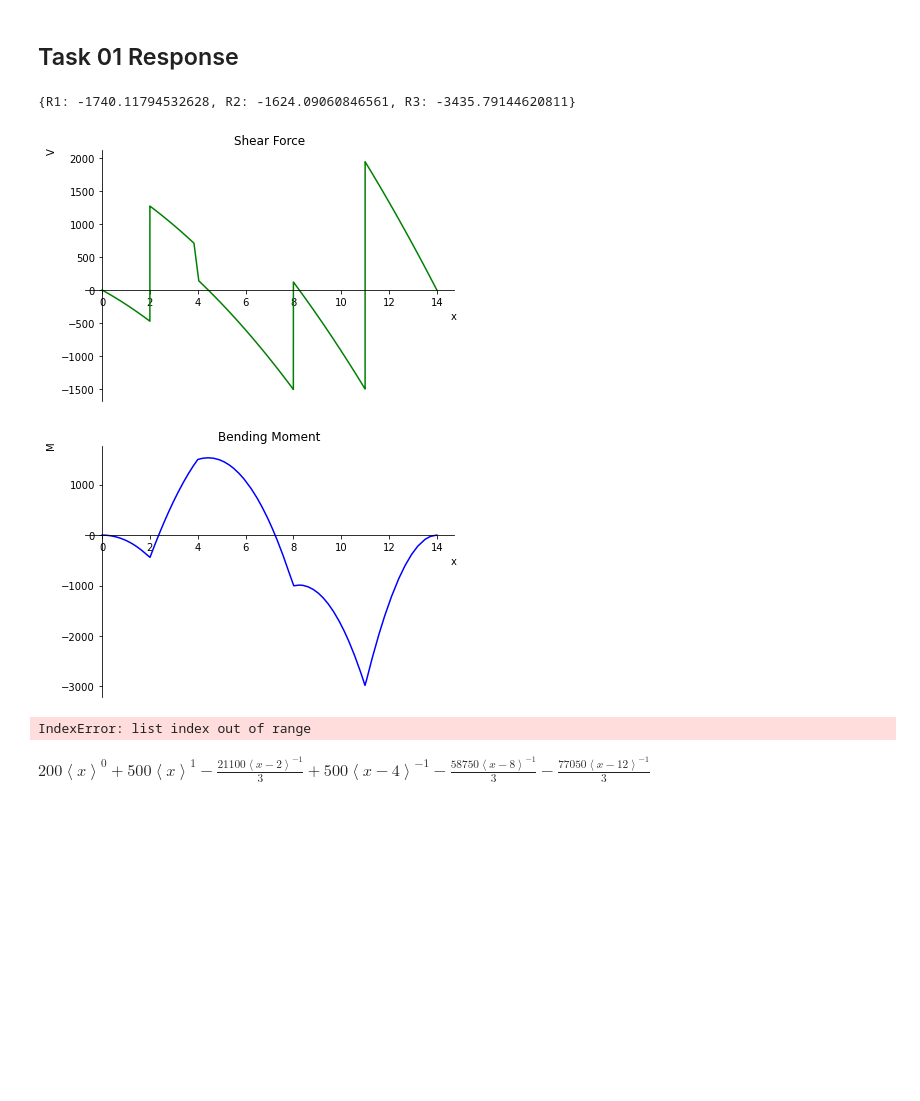
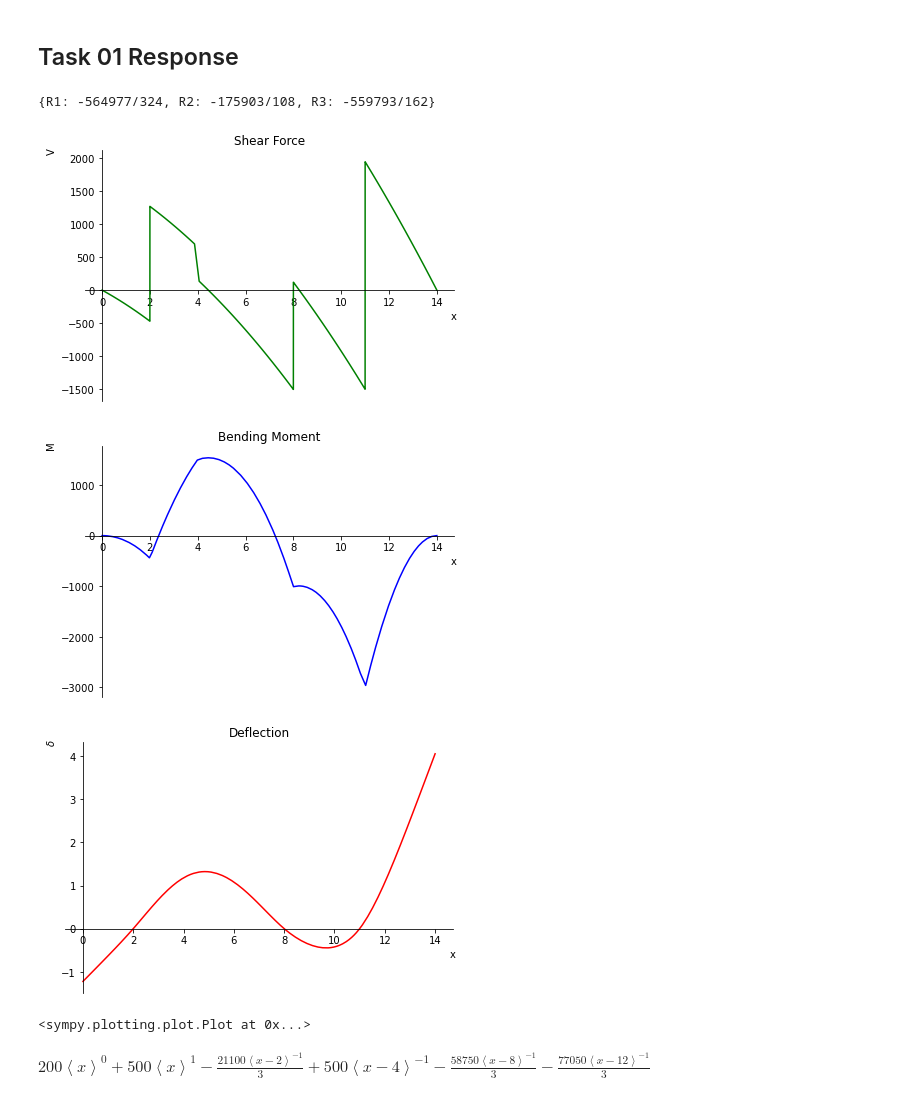
Before and after one commit to connorferster/Workbook_01_Solution, a Jupyter notebook: Workbook_01-Solution.ipynb, the cells around one changed output. Drawn from its saved outputs; the diff is of its cells as text; code cells hidden in the pictures; blank space fills up the shorter version.

```diff
--- a/Workbook_01-Solution.ipynb
+++ b/Workbook_01-Solution.ipynb
@@ -23,29 +25,31 @@ Create a `Beam` object to analyze a beam with the following attributes:
 # %%
 E, I = symbols("E I")
 R1, R2, R3 = symbols("R1 R2 R3")
 
 w12x50 = Beam(14, E, I)
 w12x50.apply_load(500, 4, -1)
 w12x50.apply_load(200, 0, 0)
-w12x50.apply_load(500/14, 0, 1)
+w12x50.apply_load(round(500/14), 0, 1) # 500/14 = 35.714... rounded up to 36 to have an integer
+# so deflection equations would solve
 
 w12x50.apply_load(R1, 2, -1)
 w12x50.apply_load(R2, 8, -1)
 w12x50.apply_load(R3, 11, -1)
 
 w12x50.bc_deflection = [(2, 0), (8, 0), (11, 0)]
 
 w12x50.solve_for_reaction_loads(R1, R2, R3)
 
 print(w12x50.reaction_loads)
 w12x50.plot_shear_force()
 w12x50.plot_bending_moment()
-w12x50.plot_deflection(subs={E: 29e6, I: 164e6/25.4**4/12**4})
+w12x50.plot_deflection(subs={E: 29e6/12**2, I: 164e6/25.4**4/12**4})
 # %% [output]
-{R1: -1740.11794532628, R2: -1624.09060846561, R3: -3435.79144620811}
+{R1: -564977/324, R2: -175903/108, R3: -559793/162}
 [figure]
 [figure]
+[figure, added]
-IndexError: list index out of range
+<sympy.plotting.plot.Plot at 0x...>
 # %%
 w12x50.load
 # %% [output]
```
Also changed, not shown: parts of 3 cells of this notebook.
